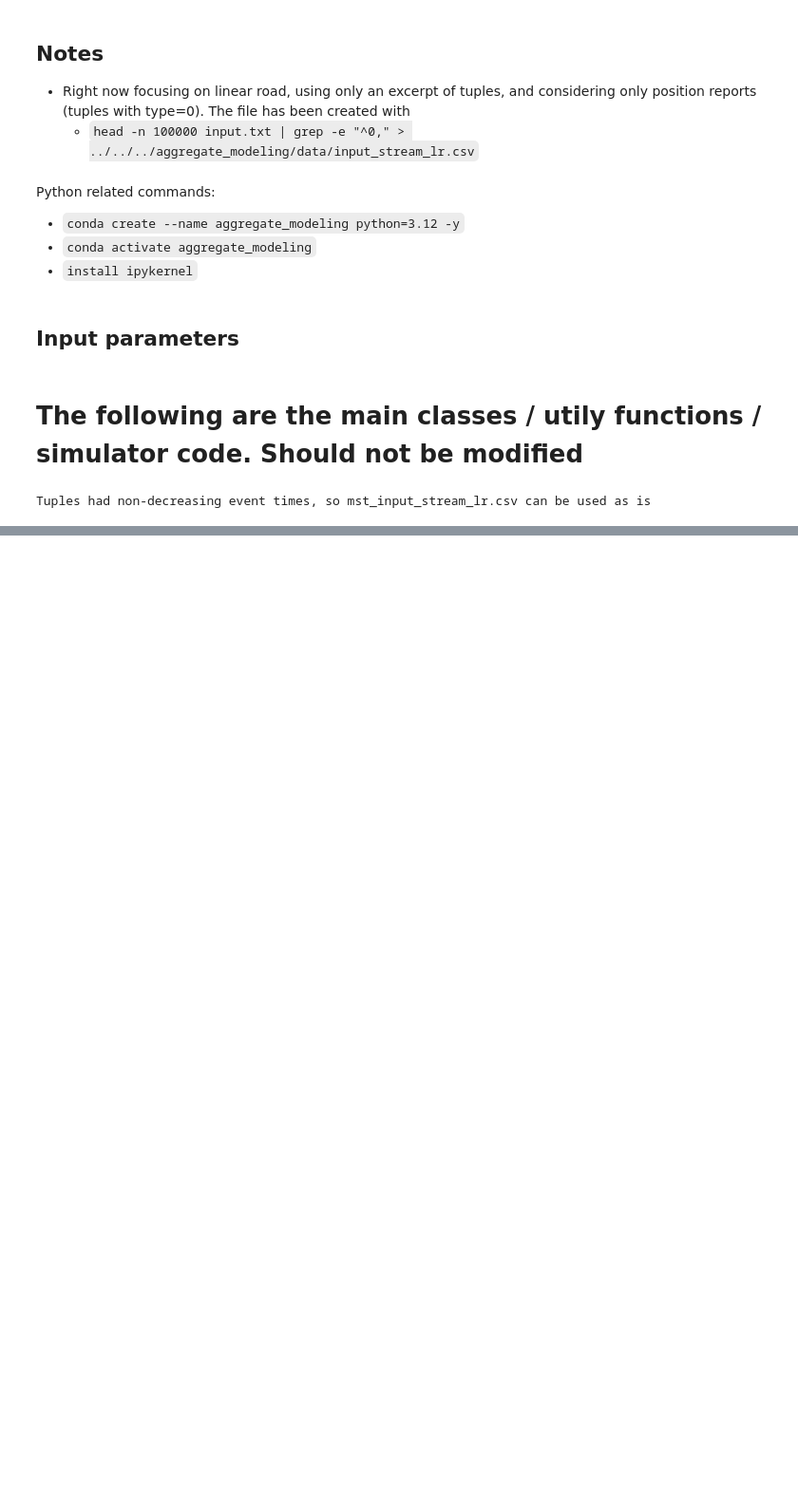
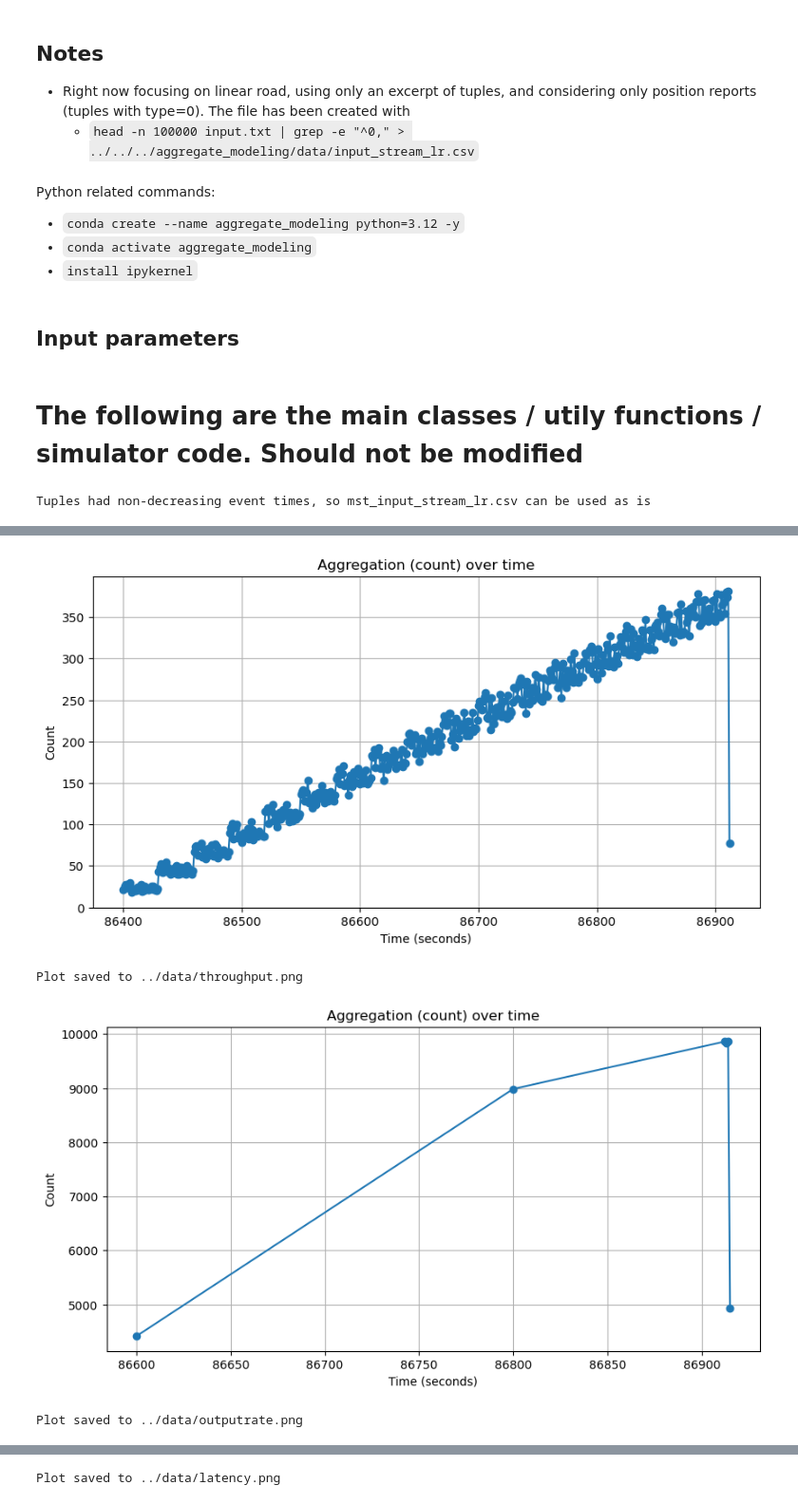
Before and after one commit to vincenzo-gulisano/aggregate_modeling, a Jupyter notebook: jupyter_notebooks/simulator.ipynb, the cells around one changed output, grey strips where cells are left out. Shown at 95% size. Saved outputs shown, nothing was run; the diff lists cells and outputs as text; code cells hidden in the pictures; blank space fills up the shorter version.

```diff
--- a/jupyter_notebooks/simulator.ipynb
+++ b/jupyter_notebooks/simulator.ipynb
@@ -21,8 +21,12 @@ event_output_mapping =  '../data/event_output_lr.csv'
 WA = 200 * 1000
 WS = 600 * 1000
 
+throughput_fig = '../data/throughput.png'
+outputrate_fig = '../data/outputrate.png'
+latency_fig = '../data/latency.png'
+
 # Set to true if you also want to write input/event and event/output mappings. Mostly for debugging
-write_mappings = False
+write_mappings = True
 
 extract_time = lambda line: int(line.split(",")[1])*1000  # Extracts second value as integer time, that's the format for LR tuples, multiplies by 1000 to get ms
 extract_key = lambda line: line.split(",")[2].strip()  # Extracts third value as key, the vehicle id
@@ -245,0 +299,9 @@ KeyboardInterrupt:
+# %%
+aggregate_and_plot(mst_input_stream_file, "omega", "count", None, throughput_fig)
+aggregate_and_plot(mst_output_stream_file, "omega", "count", None, outputrate_fig)
+aggregate_and_plot(mst_output_stream_file, "omega", "average", "l", latency_fig)
+# %% [output]
+[figure, added]
+Plot saved to ../data/throughput.png
+[figure, added]
+Plot saved to ../data/outputrate.png
@@ -246,3 +309,4 @@ KeyboardInterrupt:
+Plot saved to ../data/latency.png
 # %% [markdown]
 # Comments on the experiments
 
```
Also changed, not shown: parts of 5 cells of this notebook.
